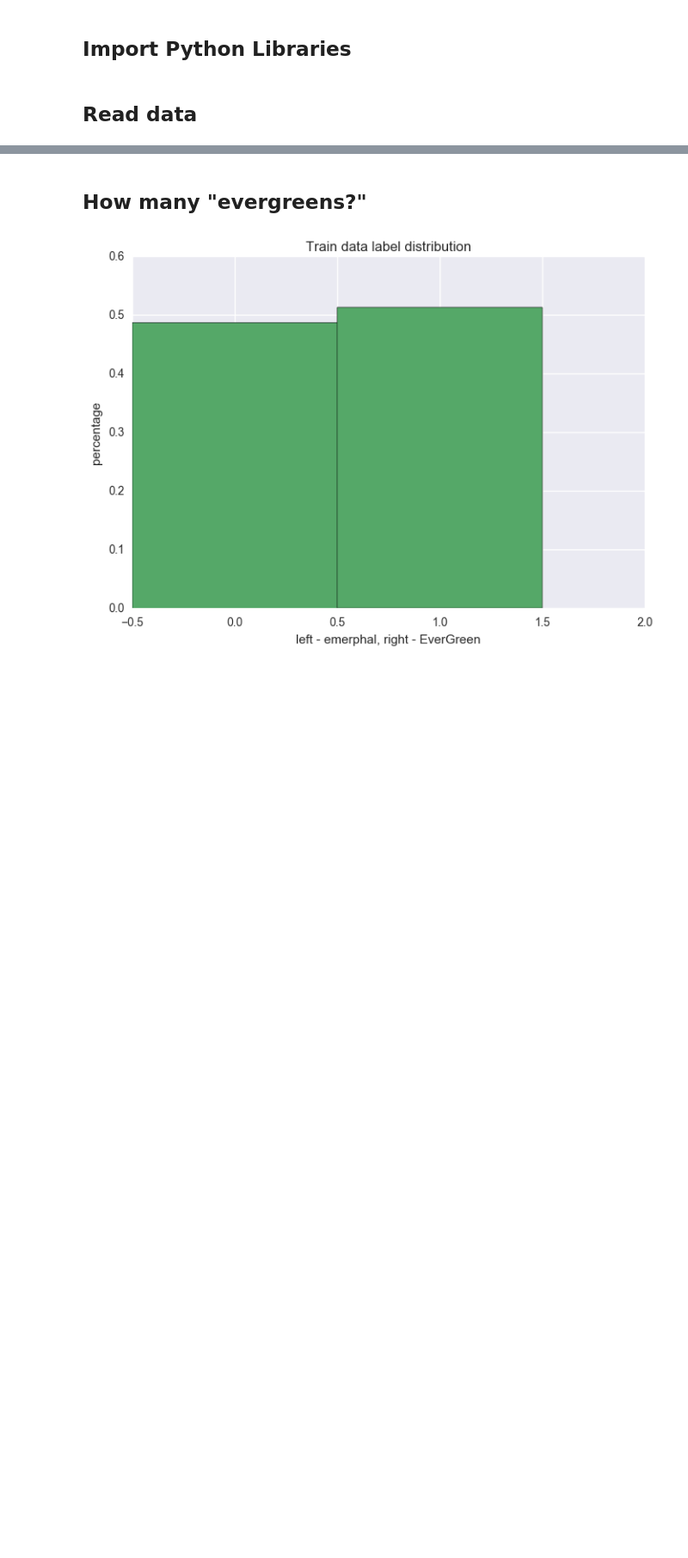
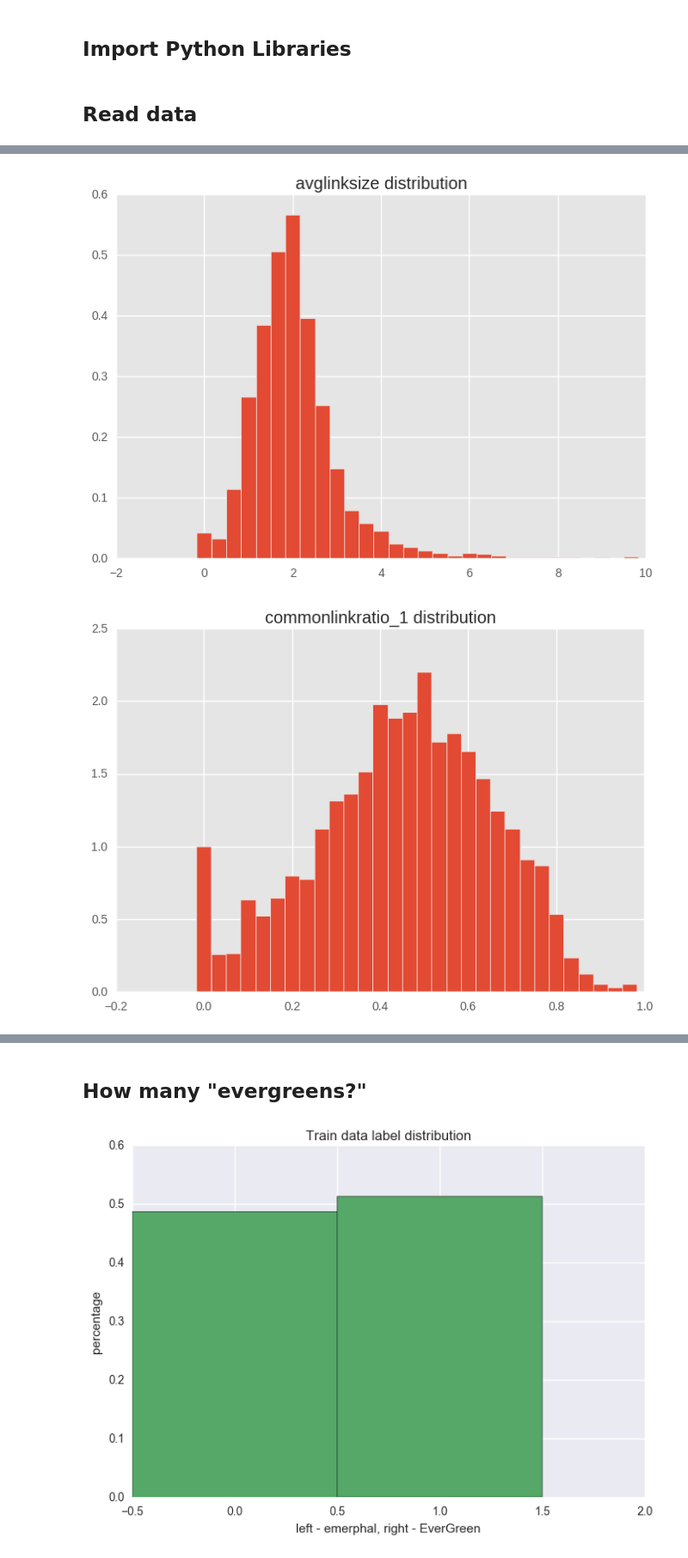
Before and after one commit to liadwg/DMProject, a Jupyter notebook: DataMiningProject.ipynb, the cells around one changed output, grey strips where cells are left out. Shown at 86% size. Drawn from its saved outputs; the diff is of its cells as text; code cells hidden in the pictures; blank space fills up the shorter version.

```diff
--- a/DataMiningProject.ipynb
+++ b/DataMiningProject.ipynb
@@ -10,6 +10,8 @@ import numpy as np
 import seaborn as sns
 import sklearn
 import matplotlib.pyplot as plt
+import matplotlib
+matplotlib.style.use('ggplot')
 # %% [markdown]
 ## Read data
 # %%
@@ -32,0 +66,20 @@ train_raw_data.head(10)
+# %%
+
+plt.hist(train_data['avglinksize'], normed=True, bins = 30, range=(0,10), align = 'left')
+plt.title('avglinksize distribution')
+plt.show()
+
+plt.hist(train_data['commonlinkratio_1'], normed=True, bins = 30, range=(0,1), align = 'left')
+plt.title('commonlinkratio_1 distribution')
+plt.show()
+
+plt.hist(train_data['commonlinkratio_2'], normed=True, bins = 30, range=(0,1), align = 'left')
+plt.title('commonlinkratio_2 distribution')
+plt.show()
+
+plt.hist(train_data['commonlinkratio_3'], normed=True, bins = 30, range=(0,1), align = 'left')
+plt.title('commonlinkratio_3 distribution')
+plt.show()
+# %% [output]
+[figure, added]
+[figure, added]
```
Also changed, not shown: parts of 5 cells of this notebook.
